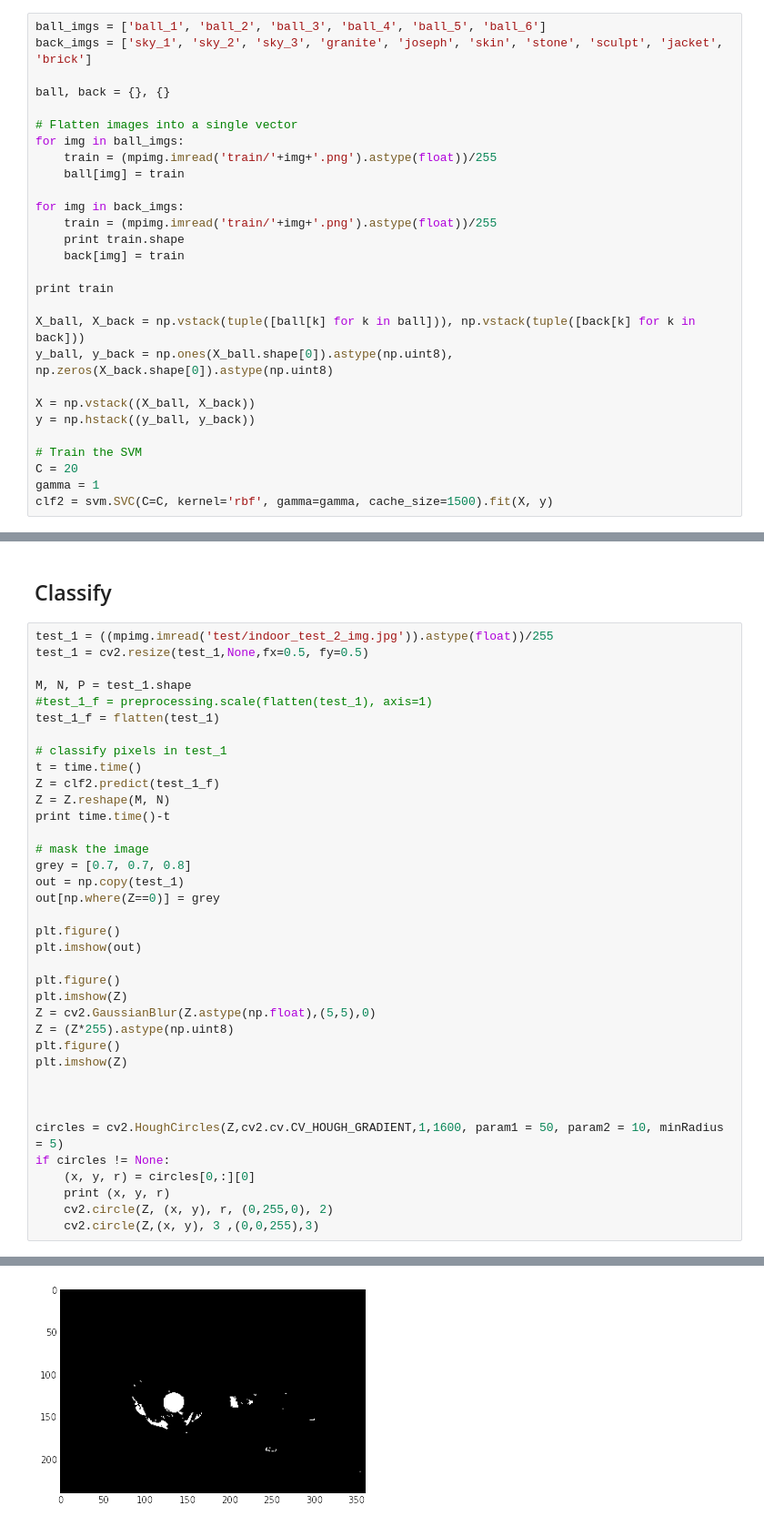
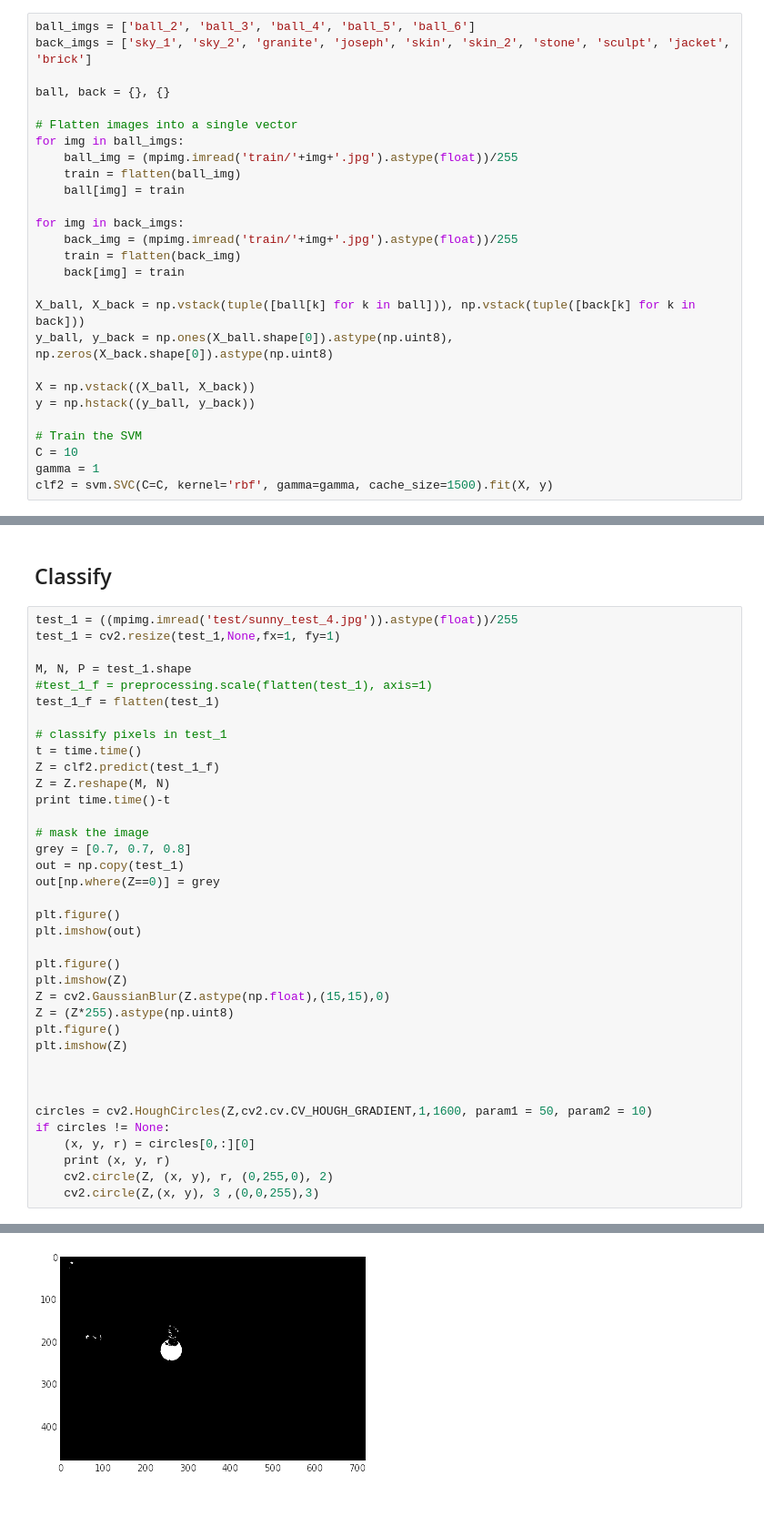
Before and after one commit to agola11/binocular-stereo-vision-uavs, a Jupyter notebook: ball_tracker/svm/svm_test.ipynb, the cells around one changed output, grey strips where cells are left out. Shown at 91% size. Cells and saved outputs as stored; diff of their text form.

Commit message:
new training data, working FSM in flight

```diff
--- a/ball_tracker/svm/svm_test.ipynb
+++ b/ball_tracker/svm/svm_test.ipynb
@@ -89,22 +89,21 @@ print X.shape
 # %% [markdown]
 ## Trying with a 2 class Classifier
 # %%
-ball_imgs = ['ball_1', 'ball_2', 'ball_3', 'ball_4', 'ball_5', 'ball_6']
-back_imgs = ['sky_1', 'sky_2', 'sky_3', 'granite', 'joseph', 'skin', 'stone', 'sculpt', 'jacket', 'brick']
+ball_imgs = ['ball_2', 'ball_3', 'ball_4', 'ball_5', 'ball_6']
+back_imgs = ['sky_1', 'sky_2', 'granite', 'joseph', 'skin', 'skin_2', 'stone', 'sculpt', 'jacket', 'brick']
 
 ball, back = {}, {}
 
 # Flatten images into a single vector
 for img in ball_imgs:
-    train = (mpimg.imread('train/'+img+'.png').astype(float))/255
+    ball_img = (mpimg.imread('train/'+img+'.jpg').astype(float))/255
+    train = flatten(ball_img)
     ball[img] = train
 
 for img in back_imgs:
-    train = (mpimg.imread('train/'+img+'.png').astype(float))/255
-    print train.shape
+    back_img = (mpimg.imread('train/'+img+'.jpg').astype(float))/255
+    train = flatten(back_img)
     back[img] = train
-
-print train
 
 X_ball, X_back = np.vstack(tuple([ball[k] for k in ball])), np.vstack(tuple([back[k] for k in back]))
 y_ball, y_back = np.ones(X_ball.shape[0]).astype(np.uint8), np.zeros(X_back.shape[0]).astype(np.uint8)
@@ -113,6 +112,6 @@ X = np.vstack((X_ball, X_back))
 y = np.hstack((y_ball, y_back))
 
 # Train the SVM
-C = 20
+C = 10
 gamma = 1
 clf2 = svm.SVC(C=C, kernel='rbf', gamma=gamma, cache_size=1500).fit(X, y)
@@ -191,8 +171,8 @@ clf3 = svm.SVC(C=C, kernel='linear', gamma=gamma).fit(X, y)
 # %% [markdown]
 ## Classify
 # %%
-test_1 = ((mpimg.imread('test/indoor_test_2_img.jpg')).astype(float))/255
-test_1 = cv2.resize(test_1,None,fx=0.5, fy=0.5)
+test_1 = ((mpimg.imread('test/sunny_test_4.jpg')).astype(float))/255
+test_1 = cv2.resize(test_1,None,fx=1, fy=1)
 
 M, N, P = test_1.shape
 #test_1_f = preprocessing.scale(flatten(test_1), axis=1)
@@ -214,14 +194,14 @@ plt.imshow(out)
 
 plt.figure()
 plt.imshow(Z)
-Z = cv2.GaussianBlur(Z.astype(np.float),(5,5),0)
+Z = cv2.GaussianBlur(Z.astype(np.float),(15,15),0)
 Z = (Z*255).astype(np.uint8)
 plt.figure()
 plt.imshow(Z)
 
 
 
-circles = cv2.HoughCircles(Z,cv2.cv.CV_HOUGH_GRADIENT,1,1600, param1 = 50, param2 = 10, minRadius = 5)
+circles = cv2.HoughCircles(Z,cv2.cv.CV_HOUGH_GRADIENT,1,1600, param1 = 50, param2 = 10)
 if circles != None:
     (x, y, r) = circles[0,:][0]
     print (x, y, r)
@@ -234 +214 @@ if circles != None:
-[figure, old version]
+[figure, new version]
```
Also changed, not shown: parts of 2 cells of this notebook, 44 other files.
